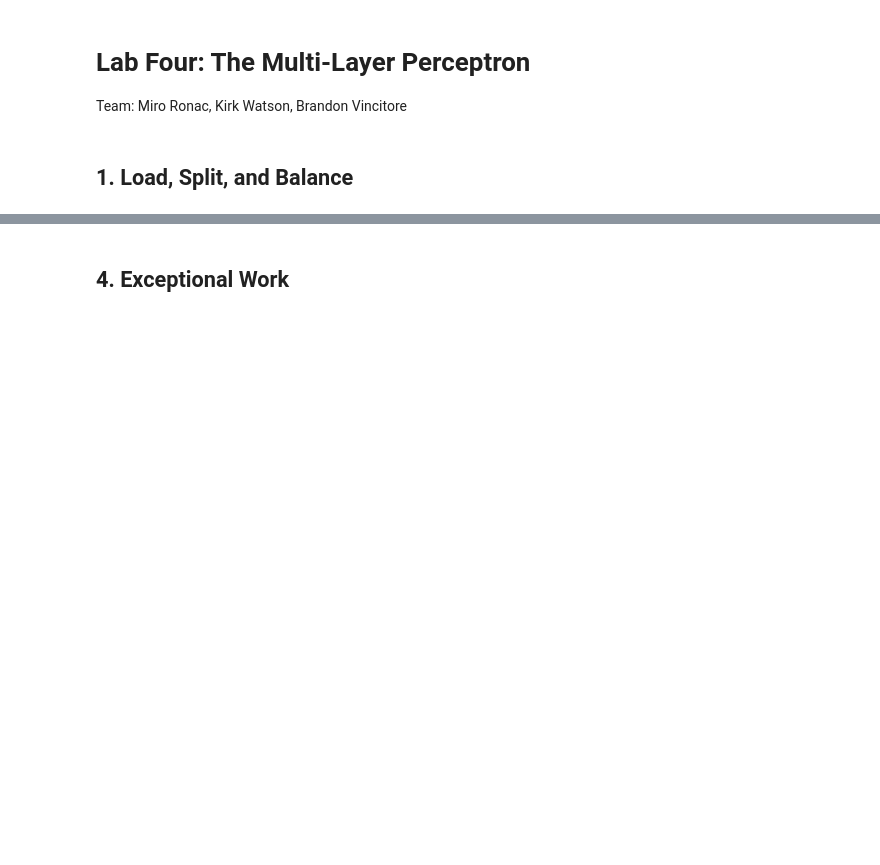
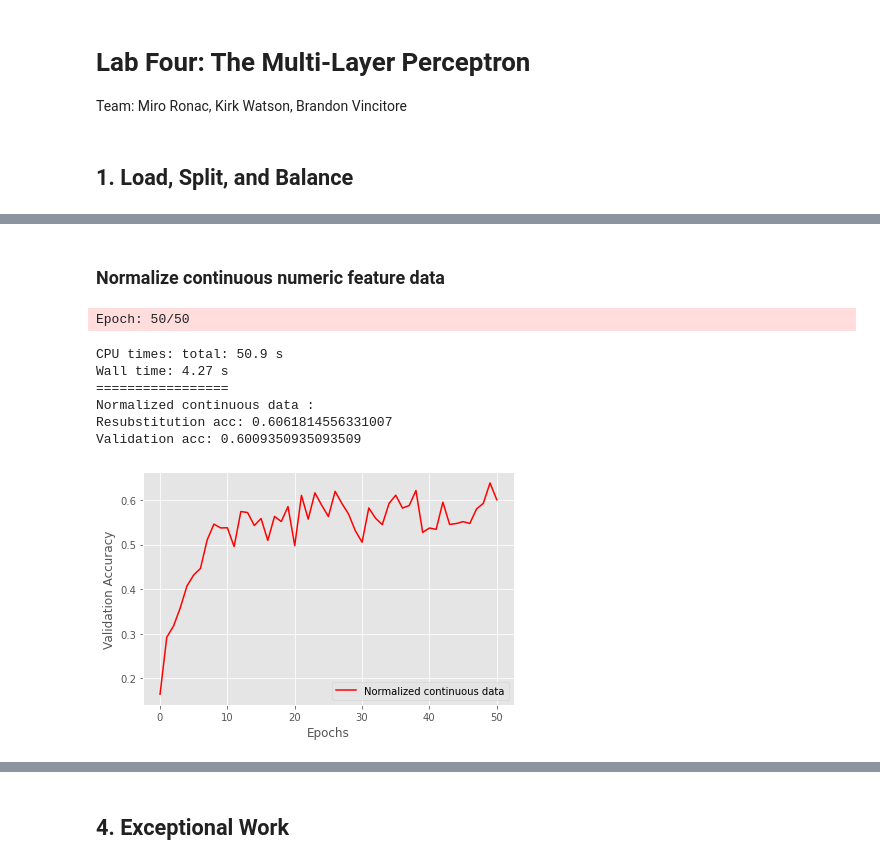
Before and after one commit to kirkwat/machine-learning, a Jupyter notebook: lab4/master.ipynb, the cells around one changed output, grey strips where cells are left out. Saved outputs shown, nothing was run; the diff lists cells and outputs as text; code cells hidden in the pictures; blank space fills up the shorter version.

```diff
--- a/lab4/master.ipynb
+++ b/lab4/master.ipynb
@@ -33,23 +52,11 @@ Size after removing missing data: 72718
 # %%
 from sklearn.model_selection import train_test_split
 
-#set y as child poverty rate
-y = df.ChildPoverty
 #Split the dataset into 80% for training and 20% for testing
 X_train, X_test, y_train, y_test = train_test_split(X.to_numpy(), y.to_numpy(),
                                                     test_size=.20, random_state=42)
 print("Training Set Size:",X_train.shape)
 print("Testing Set Size:",X_test.shape)
-
-#create 4 classification levels
-#Balance the dataset so that about the same number of instances are within each class
-y_train, bins = pd.qcut(y_train, q=4, labels=[0,1,2,3], retbins=True)
-#Use bins to make classifications for testing set
-y_test = pd.cut(y_test, bins, labels=[0,1,2,3], include_lowest=True)
-
-print("Bin Quartile Ranges:",bins)
-print("Training Bin Class Sizes:",np.bincount(y_train))
-print("Test Bin Class Sizes:",np.bincount(y_test))
 # %% [output]
 Training Set Size: (58174, 34)
 Testing Set Size: (14544, 34)
@@ -74,0 +385,30 @@ In most cases, the testing set should not be balanced while the training set sho
+# %% [markdown]
+### Normalize continuous numeric feature data
+# %%
+from sklearn.preprocessing import StandardScaler
+
+standard_scaler = StandardScaler()
+
+#normalize continuous numeric feature data
+X_normal = X.copy()
+X_normal[continuous_features] = standard_scaler.fit_transform(X_normal[continuous_features])
+#get training and testing set
+X_train_normal, X_test_normal = train_test_split(X_normal.to_numpy(),
+                                                    test_size=.20,
+                                                    random_state=42)
+#quantify performance using accuracy
+nn = TLPBetterInitial(**vals)
+
+%time nn.fit(X_train_normal, y_train, print_progress=1, XY_test=(X_test_normal, y_test))
+
+print_result(nn,X_train_normal,y_train,X_test_normal,y_test,title="Normalized continuous data")
+plt.show()
+# %% [output]
+Epoch: 50/50
+CPU times: total: 50.9 s
+Wall time: 4.27 s
+=================
+Normalized continuous data :
+Resubstitution acc: 0.6061814556331007
+Validation acc: 0.6009350935093509
+[figure, added]
```
Also changed, not shown: parts of 48 cells of this notebook.
